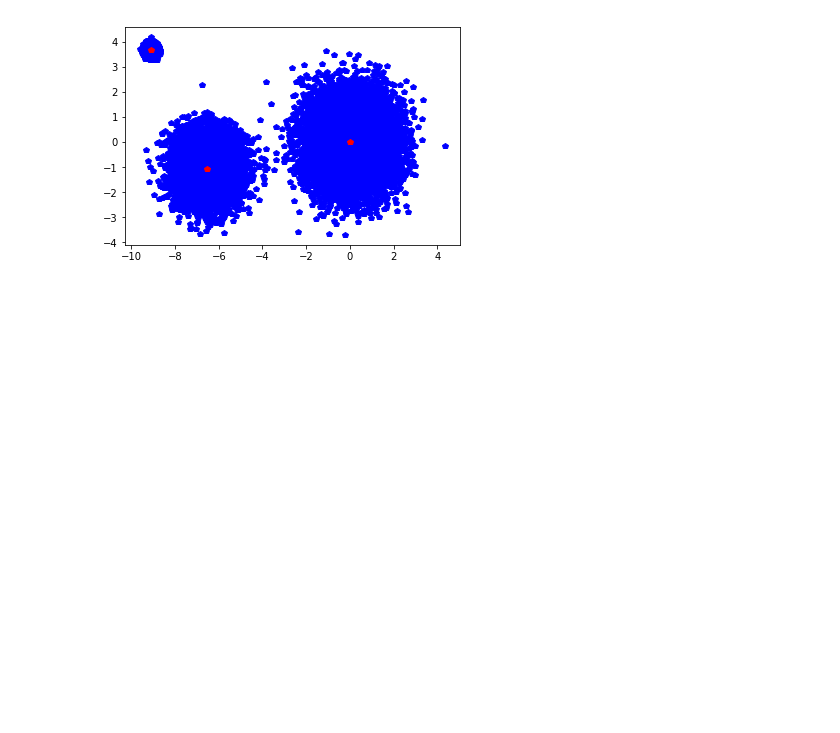
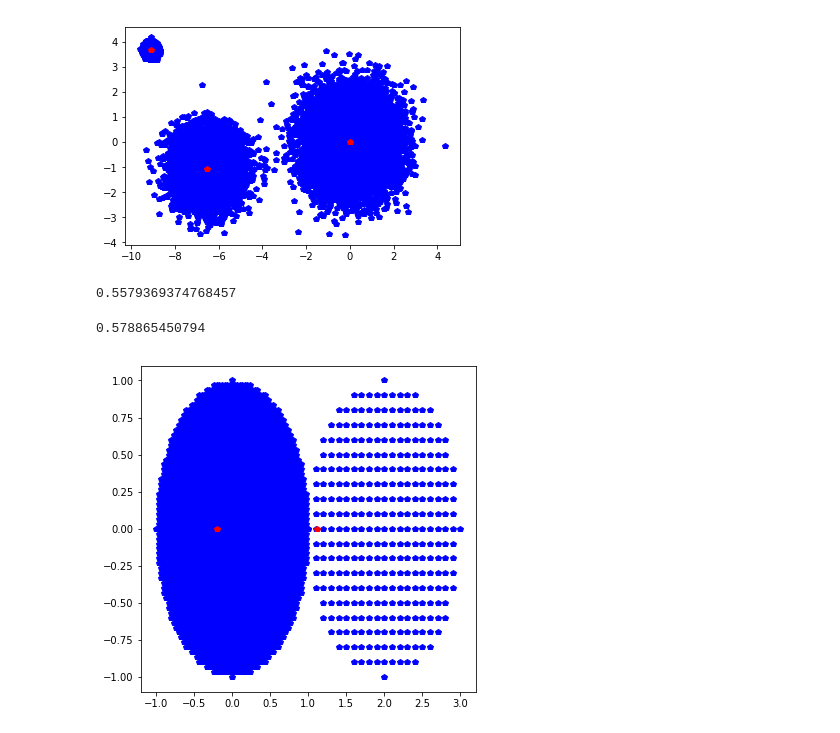
Before and after one commit to Dogiko/KMeans-Clustering, a Jupyter notebook: main.ipynb, the cells around one changed output. Drawn from its saved outputs; the diff is of its cells as text; code cells hidden in the pictures; blank space fills up the shorter version.

```diff
--- a/main.ipynb
+++ b/main.ipynb
@@ -415,0 +422,31 @@ def erf(x, Taylor=100):
+# %%
+k_mean.c_se.sum()/k_mean.se
+# %% [output]
+0.5579369374768457
+# %%
+def unit_circle_data(radius):
+    if radius < 0.:
+        print ("radius should be non-negtive number")
+        return ("radius should be non-negtive number")
+
+    r = np.floor(radius).astype(int)
+    arange = np.arange((2*r+1)**2)
+    output = np.zeros(((2*r+1)**2,  2))
+    output[:,0] = arange % (2*r+1)
+    output[:,1] = np.floor(arange/(2*r+1)) % (2*r+1)
+    output -= r
+    return output[np.linalg.norm(output, axis=1) <= radius]
+# %%
+foo = np.vstack((unit_circle_data(30.)/30, np.array([0,2]) + unit_circle_data(10.)/10))
+
+k_mean = KMeans(foo, seed_clusters=2)
+k_mean.fit(100)
+
+print(k_mean.c_se.sum()/k_mean.se)
+
+plt.figure(figsize=(6,6))
+plt.plot(foo.T[1], foo.T[0], "bp", k_mean.clusters.T[1], k_mean.clusters.T[0], "rp")
+plt.show()
+# %% [output]
+0.578865450794
+[figure, added]
```
Also changed, not shown: parts of 7 cells of this notebook.
